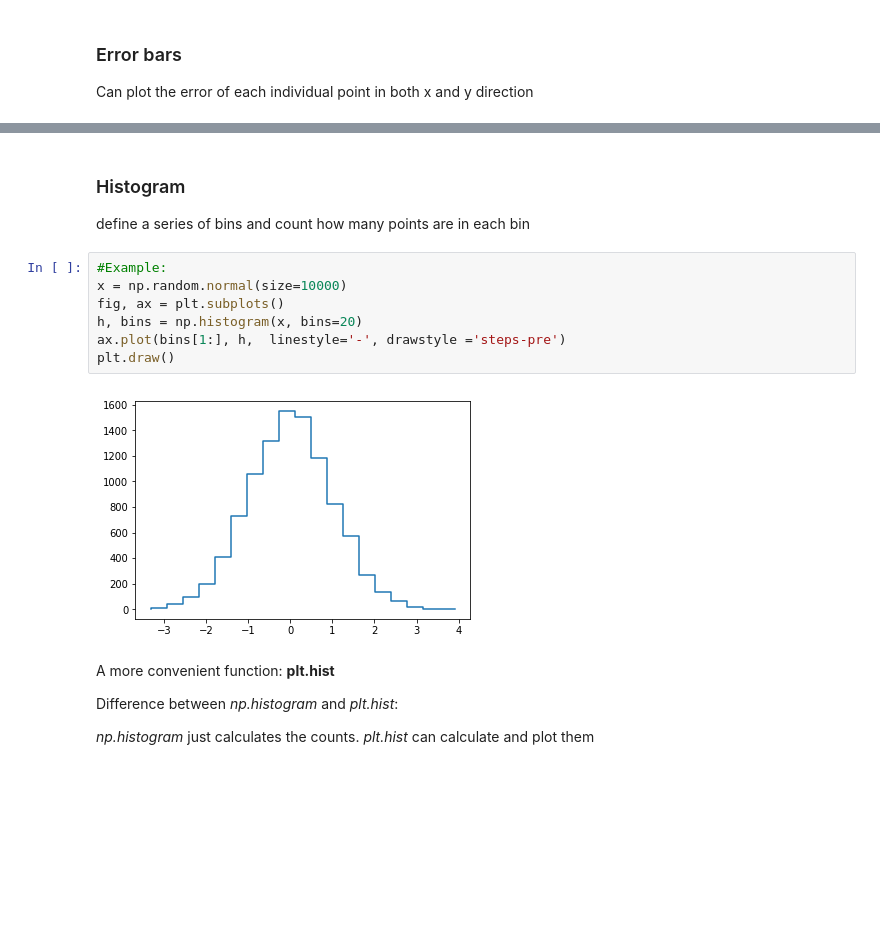
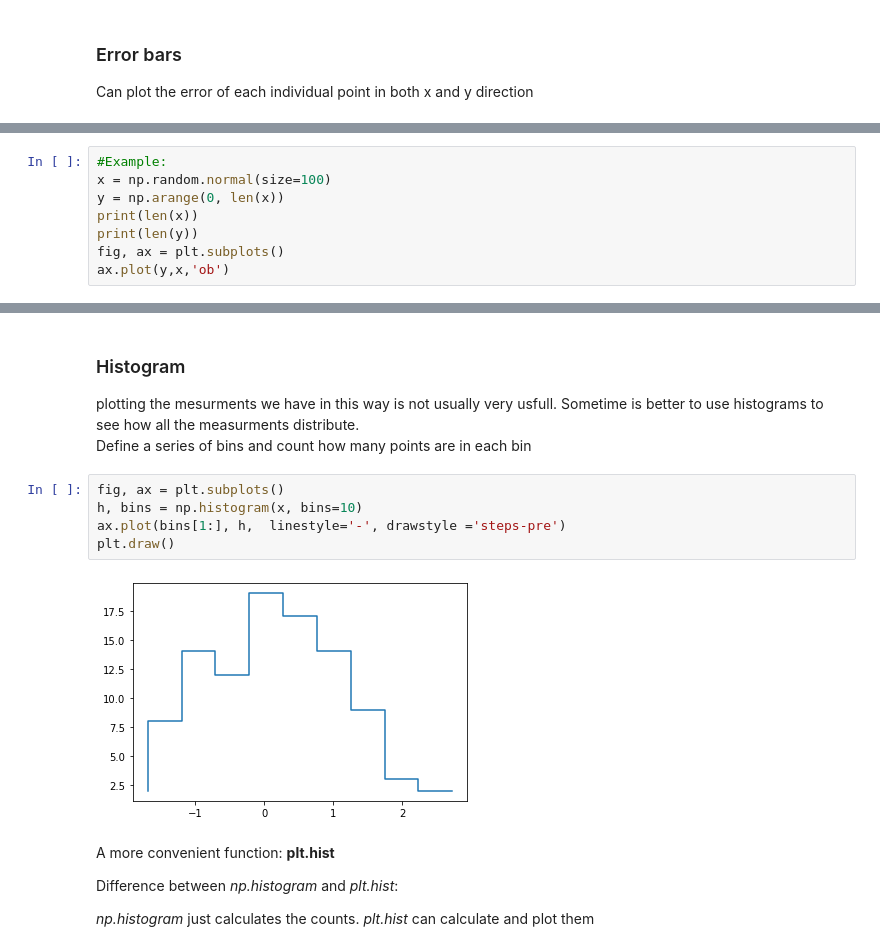
Before and after one commit to svalenti/DLT40PimaSchool.github.io, a Jupyter notebook: notebook/lecture4/lecture4_PIMA_Yize_solution.ipynb, the cells around one changed output, grey strips where cells are left out. Cells and saved outputs as stored; diff of their text form; blank space fills up the shorter version.

```diff
--- a/notebook/lecture4/lecture4_PIMA_Yize_solution.ipynb
+++ b/notebook/lecture4/lecture4_PIMA_Yize_solution.ipynb
@@ -94,0 +117,8 @@ ax[2].errorbar(x, y, xerr=xerr, yerr=yerr, capsize=0, ecolor='gray', fmt='none')
+# %%
+#Example:
+x = np.random.normal(size=100)
+y = np.arange(0, len(x))
+print(len(x))
+print(len(y))
+fig, ax = plt.subplots()
+ax.plot(y,x,'ob')
@@ -95,15 +130,14 @@ ax[2].errorbar(x, y, xerr=xerr, yerr=yerr, capsize=0, ecolor='gray', fmt='none')
 # %% [markdown]
 ### Histogram
-define a series of bins and count how many points are in each bin
+plotting the mesurments we have in this way is not usually very usfull. Sometime is better to use histograms to see how all the measurments distribute. <br>
+Define a series of bins and count how many points are in each bin
 # %%
-#Example:
-x = np.random.normal(size=10000)
 fig, ax = plt.subplots()
-h, bins = np.histogram(x, bins=20)
+h, bins = np.histogram(x, bins=10)
 ax.plot(bins[1:], h,  linestyle='-', drawstyle ='steps-pre')
 plt.draw()
 # %% [output]
-[figure, old version]
+[figure, new version]
 # %% [markdown]
 A more convenient function: **plt.hist**
 
```
Also changed, not shown: parts of 10 cells of this notebook, 2 other files.
